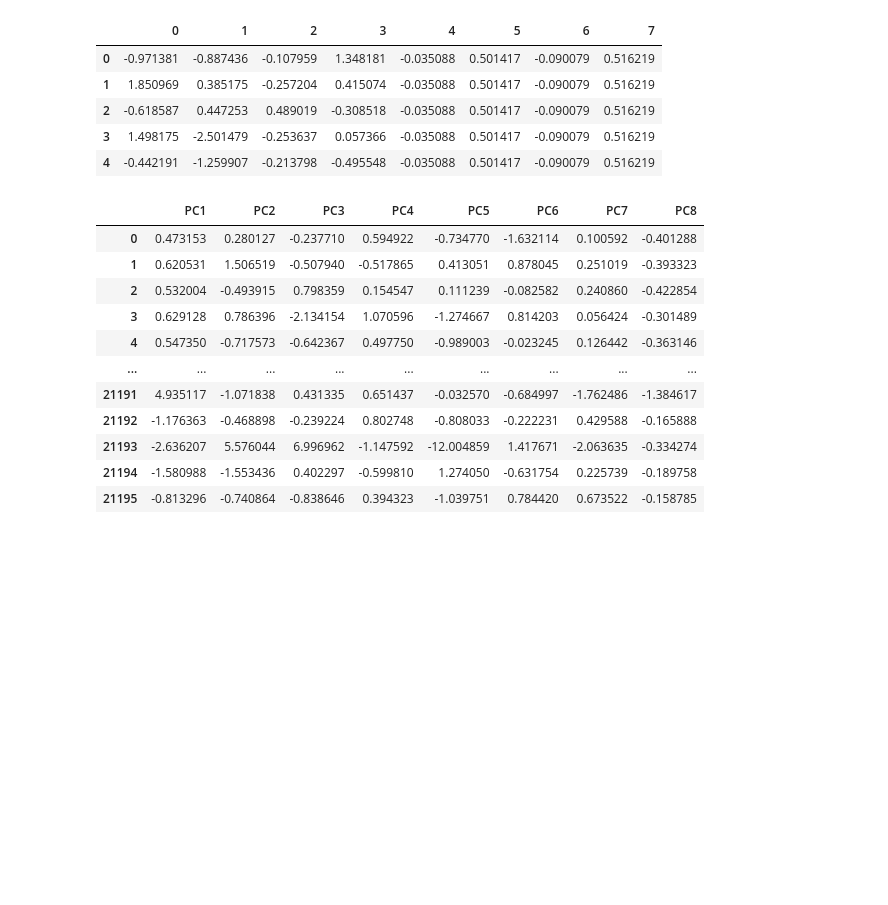
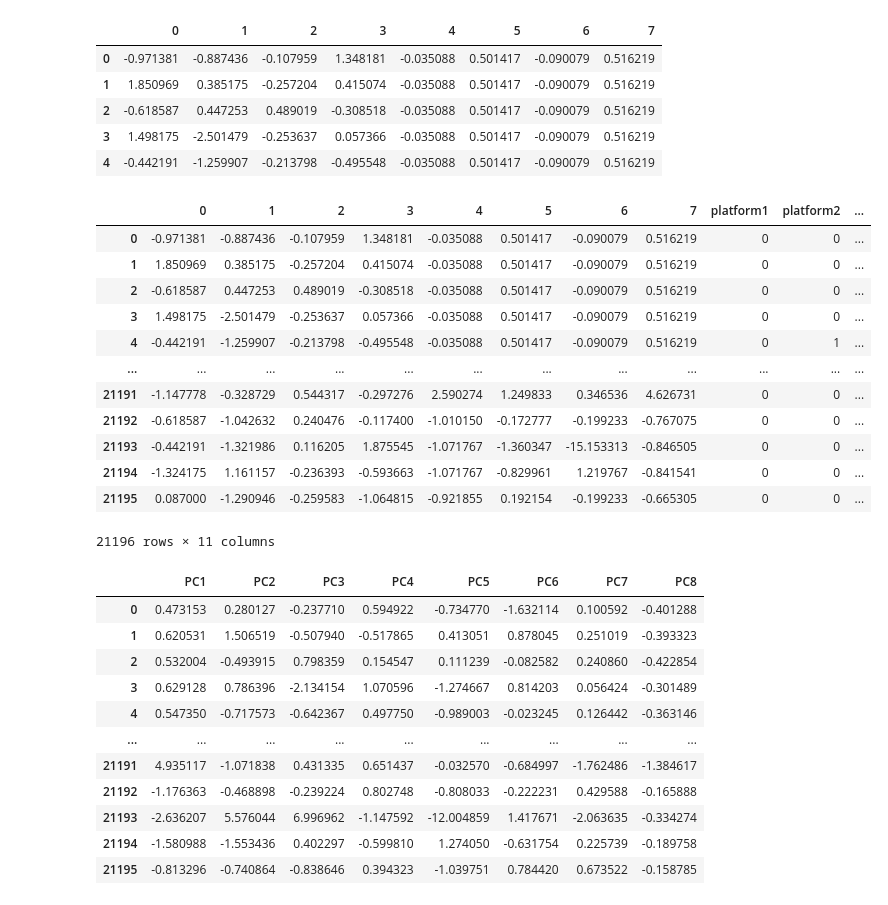
Before and after one commit to jeremylee73/ix-sendy-logistics, a Jupyter notebook: sendy-logistics-pca.ipynb, the cells around one changed output. Drawn from its saved outputs; the diff is of its cells as text; code cells hidden in the pictures; blank space fills up the shorter version.

Commit message:
Included dummy variables in pca

```diff
--- a/sendy-logistics-pca.ipynb
+++ b/sendy-logistics-pca.ipynb
@@ -82,6 +82,30 @@ standardized.head()
 | 2 | -0.618587 | 0.447253 | 0.489019 | -0.308518 | -0.035088 | 0.501417 | -0.090079 | 0.516219 |
 | 3 | 1.498175 | -2.501479 | -0.253637 | 0.057366 | -0.035088 | 0.501417 | -0.090079 | 0.516219 |
 | 4 | -0.442191 | -1.259907 | -0.213798 | -0.495548 | -0.035088 | 0.501417 | -0.090079 | 0.516219 |
+# %%
+# Creating dummy variables for platforms 1, 2, 3. They will all be 0 for
+# platform 4.
+
+for i in range(1, 4):
+    plat_str = "platform" + str(i)
+    standardized[plat_str] = 0
+    standardized.loc[train.platform == i, plat_str] = 1
+
+standardized
+# %% [output]
+|  | 0 | 1 | 2 | 3 | 4 | 5 | 6 | 7 | platform1 | platform2 | ... |
+| 0 | -0.971381 | -0.887436 | -0.107959 | 1.348181 | -0.035088 | 0.501417 | -0.090079 | 0.516219 | 0 | 0 | ... |
+| 1 | 1.850969 | 0.385175 | -0.257204 | 0.415074 | -0.035088 | 0.501417 | -0.090079 | 0.516219 | 0 | 0 | ... |
+| 2 | -0.618587 | 0.447253 | 0.489019 | -0.308518 | -0.035088 | 0.501417 | -0.090079 | 0.516219 | 0 | 0 | ... |
+| 3 | 1.498175 | -2.501479 | -0.253637 | 0.057366 | -0.035088 | 0.501417 | -0.090079 | 0.516219 | 0 | 0 | ... |
+| 4 | -0.442191 | -1.259907 | -0.213798 | -0.495548 | -0.035088 | 0.501417 | -0.090079 | 0.516219 | 0 | 1 | ... |
+| ... | ... | ... | ... | ... | ... | ... | ... | ... | ... | ... | ... |
+| 21191 | -1.147778 | -0.328729 | 0.544317 | -0.297276 | 2.590274 | 1.249833 | 0.346536 | 4.626731 | 0 | 0 | ... |
+| 21192 | -0.618587 | -1.042632 | 0.240476 | -0.117400 | -1.010150 | -0.172777 | -0.199233 | -0.767075 | 0 | 0 | ... |
+| 21193 | -0.442191 | -1.321986 | 0.116205 | 1.875545 | -1.071767 | -1.360347 | -15.153313 | -0.846505 | 0 | 0 | ... |
+| 21194 | -1.324175 | 1.161157 | -0.236393 | -0.593663 | -1.071767 | -0.829961 | 1.219767 | -0.841541 | 0 | 0 | ... |
+| 21195 | 0.087000 | -1.290946 | -0.259583 | -1.064815 | -0.921855 | 0.192154 | -0.199233 | -0.665305 | 0 | 0 | ... |
+21196 rows × 11 columns
 # %%
 # Running PCA
 
```
Also changed, not shown: parts of 1 cell of this notebook, 1 other file.
